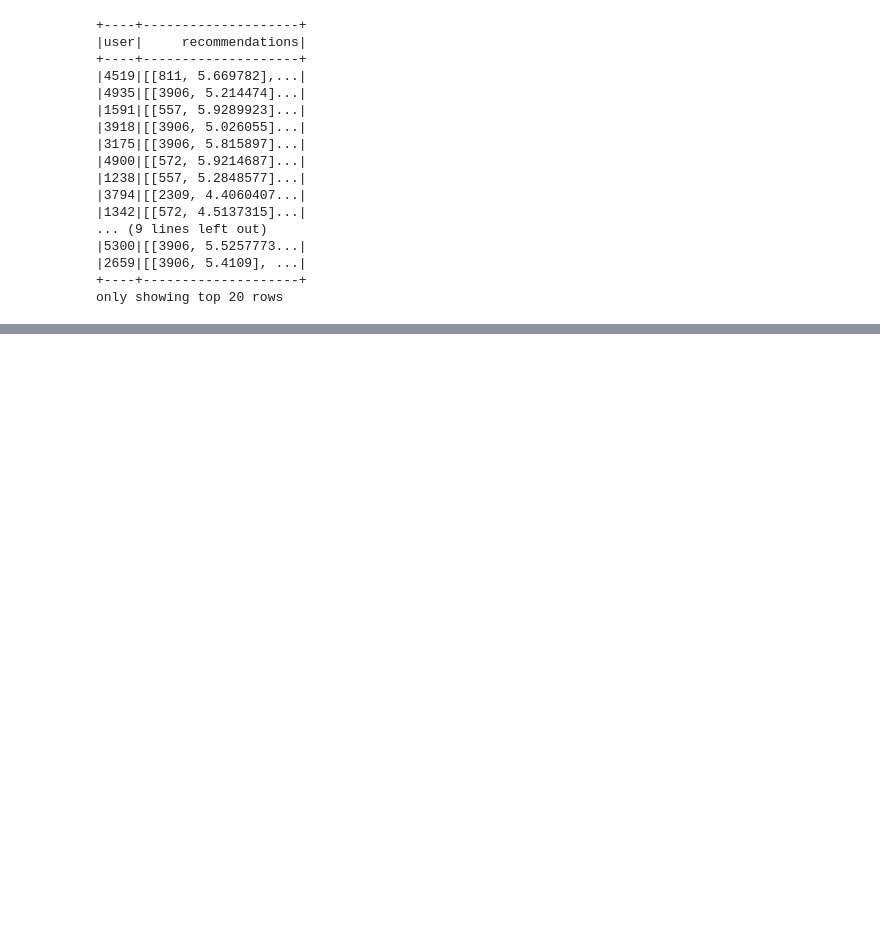
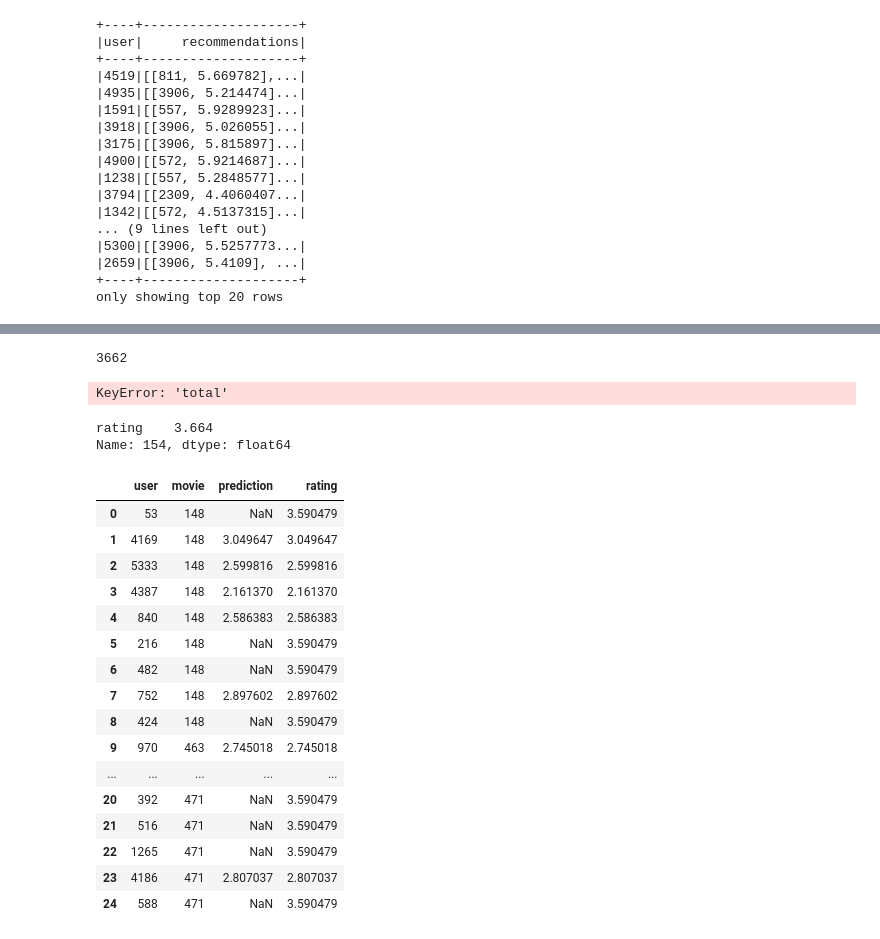
Before and after one commit to branlindsey/movie_recommender, a Jupyter notebook: spark_model.ipynb, the cells around one changed output, grey strips where cells are left out. Saved outputs shown, nothing was run; the diff lists cells and outputs as text; code cells hidden in the pictures; blank space fills up the shorter version.

```diff
--- a/spark_model.ipynb
+++ b/spark_model.ipynb
@@ -266,0 +315,5 @@ only showing top 10 rows
+# %%
+spark_test = spark.createDataFrame(test)
+t_transform = recommender.transform(spark_test)
+# %%
+t_transform_df = t_transform.toPandas()
@@ -266,0 +329,4 @@ only showing top 10 rows
+# %%
+mean_df_pred = t_transform_df['prediction'].fillna(mean)
+# %%
+t_transform_df['rating'] = mean_df_pred
@@ -446,0 +673,4 @@ only showing top 20 rows
+# %%
+len(ratings_set)
+# %% [output]
+3662
@@ -446,0 +679,4 @@ only showing top 20 rows
+# %%
+ratings.loc[ratings['movie']['total']]
+# %% [output]
+KeyError: 'total'
@@ -446,0 +685,25 @@ only showing top 20 rows
+# %%
+avg_rating.iloc[148]
+# %% [output]
+rating    3.664
+Name: 154, dtype: float64
+# %%
+t_transform_df.head(25)
+# %% [output]
+|  | user | movie | prediction | rating |
+| 0 | 53 | 148 | NaN | 3.590479 |
+| 1 | 4169 | 148 | 3.049647 | 3.049647 |
+| 2 | 5333 | 148 | 2.599816 | 2.599816 |
+| 3 | 4387 | 148 | 2.161370 | 2.161370 |
+| 4 | 840 | 148 | 2.586383 | 2.586383 |
+| 5 | 216 | 148 | NaN | 3.590479 |
+| 6 | 482 | 148 | NaN | 3.590479 |
+| 7 | 752 | 148 | 2.897602 | 2.897602 |
+| 8 | 424 | 148 | NaN | 3.590479 |
+| 9 | 970 | 463 | 2.745018 | 2.745018 |
+| ... | ... | ... | ... | ... |
+| 20 | 392 | 471 | NaN | 3.590479 |
+| 21 | 516 | 471 | NaN | 3.590479 |
+| 22 | 1265 | 471 | NaN | 3.590479 |
+| 23 | 4186 | 471 | 2.807037 | 2.807037 |
+| 24 | 588 | 471 | NaN | 3.590479 |
```
Also changed, not shown: parts of 51 cells of this notebook, 2 other files.
